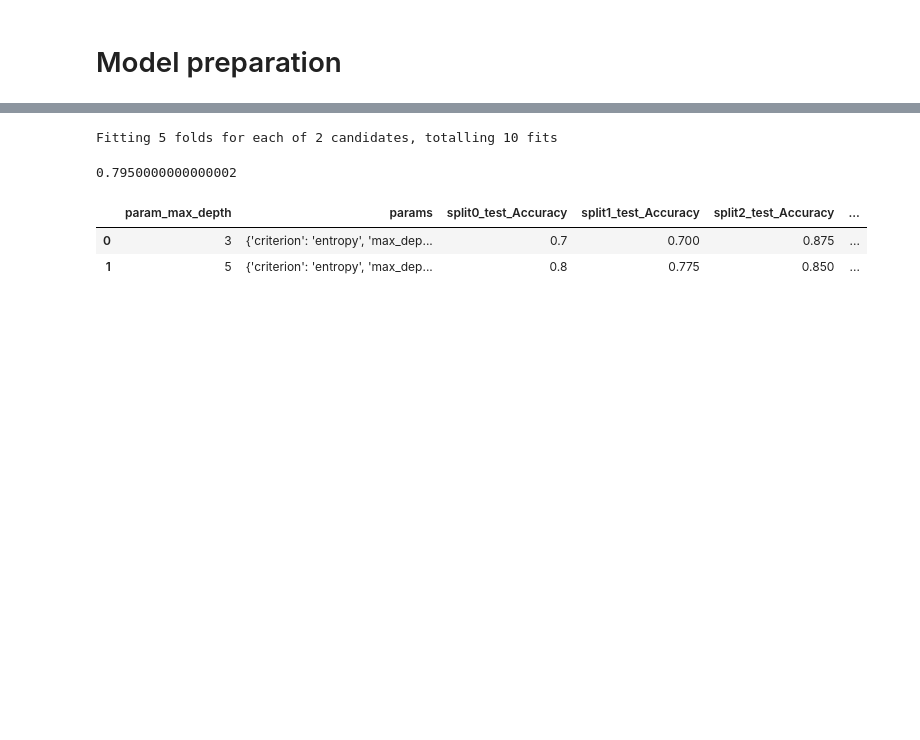
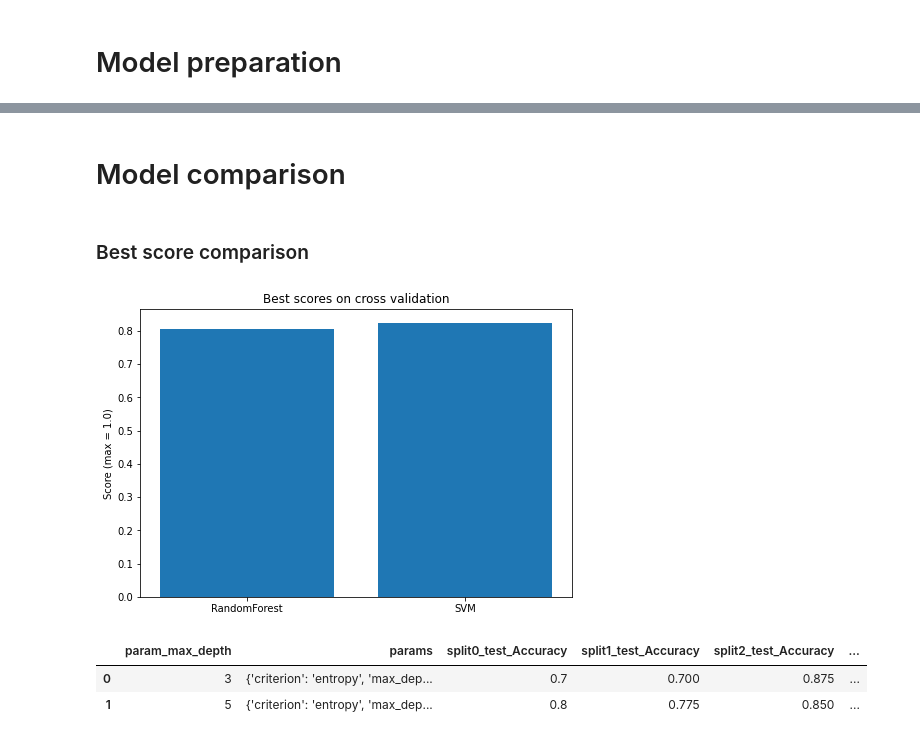
Before and after one commit to PashaIanko/ClothesClassifier, a Jupyter notebook: main.ipynb, the cells around one changed output, grey strips where cells are left out. Cells and saved outputs as stored; diff of their text form; code cells hidden in the pictures; blank space fills up the shorter version.

Commit message:
Added SVM model + best scores comparison

```diff
--- a/main.ipynb
+++ b/main.ipynb
@@ -136,6 +148,24 @@ class HogTransformer(BaseEstimator, TransformerMixin):
             return np.array([local_hog(img) for img in X])
         except:
             return np.array([local_hog(img) for img in X])
+# %%
+def get_best_scores(cross_val_results):
+    res = {}
+    for name, cv_res in cross_val_results.items():
+        res[name] = cv_res.best_score_
+    return {k: v for k, v in sorted(res.items(), key = lambda item: item[1])}
+
+def plot_best_scores(scores_dict, y_label, title):
+    fig = plt.figure()
+    ax = fig.add_axes([0,0,1,1])
+    ax.set_ylabel(y_label)
+    ax.set_title(title)
+
+    x_vals = best_scores.keys()
+    y_vals = best_scores.values()
+
+    ax.bar(x_vals, y_vals)
+    plt.show()
 # %% [markdown]
 # Data download
 # %%
@@ -315,12 +335,13 @@ from sklearn.metrics import f1_score
 
 scorers = {
     'Accuracy': make_scorer(accuracy_score),
-    # 'F1': make_scorer(f1_score),
+    # 'F1': make_scorer(f1_score)
     #'ROC-AUC': make_scorer(roc_auc_score)
 }
 
 models = [
-    RandomForestModel()
+    RandomForestModel(),
+    SVMModel()
 ]
 
 cv_results = {}
@@ -336,5 +357,3 @@ for model in models:
     )
     clf.fit(X_train[:200], Y_train[:200])
     cv_results.update({model.name: clf})
-# %% [output]
-Fitting 5 folds for each of 2 candidates, totalling 10 fits
@@ -343,7 +360,16 @@ rf_rest = cv_results['RandomForest']
-# %%
-rf_rest.best_score_
-# %% [output]
-0.7950000000000002
+# %% [markdown]
+# Model comparison
+# %% [markdown]
+### Best score comparison
+# %%
+best_scores = get_best_scores(cv_results)
+plot_best_scores(
+    best_scores,
+    y_label = 'Score (max = 1.0)',
+    title = 'Best scores on cross validation'
+)
+# %% [output]
+[figure, added]
 # %%
 import pandas as pd
 
```
Also changed, not shown: parts of 7 cells of this notebook.
